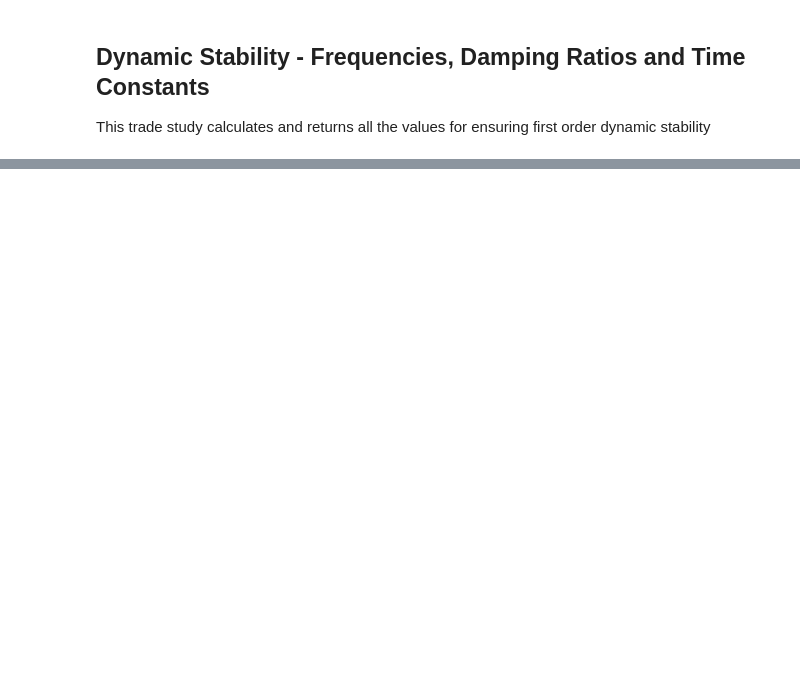
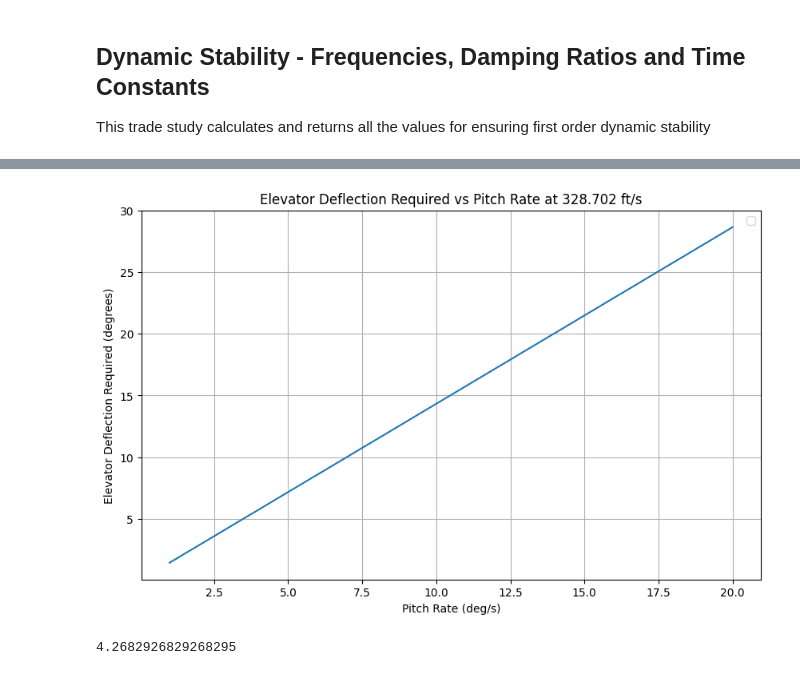
Before and after one commit to DrYogurt/Aero-Design-Team-Gamma, a Jupyter notebook: aircraft_design/final_design/final_trade_studies/trade_studies_summary.ipynb, the cells around one changed output, grey strips where cells are left out. Drawn from its saved outputs; the diff is of its cells as text; code cells hidden in the pictures; blank space fills up the shorter version.

```diff
--- a/aircraft_design/final_design/final_trade_studies/trade_studies_summary.ipynb
+++ b/aircraft_design/final_design/final_trade_studies/trade_studies_summary.ipynb
@@ -341,0 +576,54 @@ Lateral Gains: [ 2.23356211e-03 -6.58834423e-05  1.39553279e-02 -7.08517721e-02
+# %%
+import numpy as np
+# Extract relevant parameters from the aircraft
+S = 9812.599#aircraft_params['wing_area']
+b = 315 #aircraft_params['wingspan']
+c = aircraft_params['mac']
+V0s = np.linspace(200, 900, 20)
+elevator_deflections = []
+elevator_deflections_degrees = []
+# Define a range of pitch rates to analyze (deg/s)
+pitch_rates = np.linspace(1, 20, 20)  # From 1 to 20 deg/s
+elevator_deflections = []
+elevator_deflections_degrees = []
+
+# Use a fixed airspeed (e.g., takeoff speed)
+V0 = 328.702
+
+# Get relevant coefficients
+C_M_q = dimensionless_derivatives['C_M_q']
+C_M_alpha = dimensionless_derivatives['C_M_alpha']
+C_M_delta_e = dimensionless_derivatives['C_M_delta']
+
+for pitch_rate_deg in pitch_rates:
+    # Convert pitch rate from deg/s to rad/s
+    pitch_rate_rad = np.radians(pitch_rate_deg)
+
+    # Calculate required elevator deflection
+    delta_e = (C_M_q + C_M_alpha) * pitch_rate_rad * c / (2 * V0) / C_M_delta_e
+
+    elevator_deflections.append(delta_e)
+    elevator_deflections_degrees.append(np.degrees(delta_e))
+
+# Plot the results
+plt.figure(figsize=(10, 6))
+plt.plot(pitch_rates, elevator_deflections_degrees)
+plt.xlabel('Pitch Rate (deg/s)')
+plt.ylabel('Elevator Deflection Required (degrees)')
+plt.title(f'Elevator Deflection Required vs Pitch Rate at {V0} ft/s')
+
+# Add horizontal line at maximum elevator deflection (if available)
+if 'max_elevator_deflection' in aircraft_params:
+    max_deflection_deg = np.degrees(aircraft_params['max_elevator_deflection'])
+    plt.axhline(y=max_deflection_deg, color='green', linestyle='--',
+                label=f'Max Elevator Deflection ({max_deflection_deg:.1f}°)')
+
+plt.grid(True)
+plt.legend()
+plt.show()
+# %% [output]
+[figure, added]
+# %%
+1400 / 328
+# %% [output]
+4.2682926829268295
```
Also changed, not shown: parts of 18 cells of this notebook, 52 other files.
